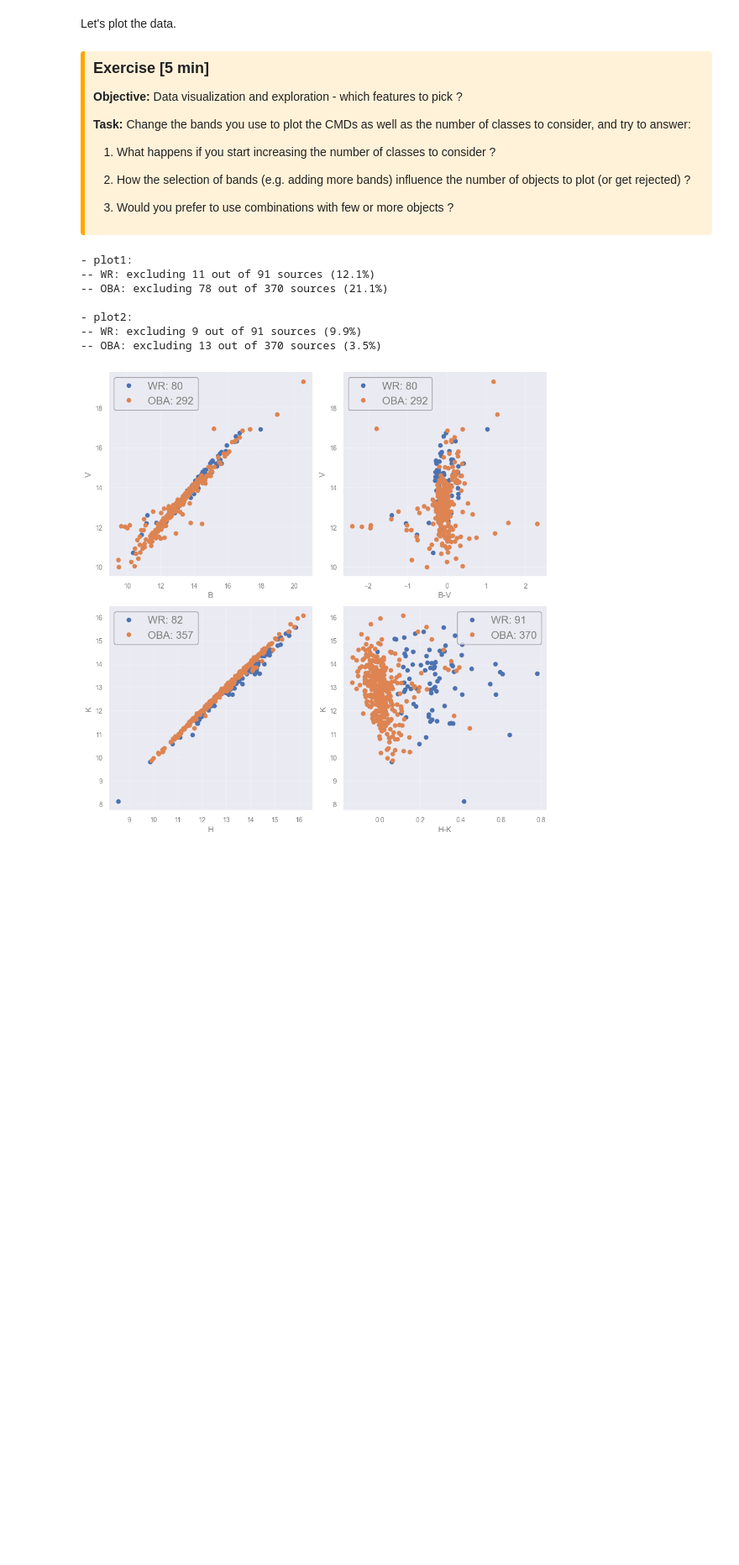
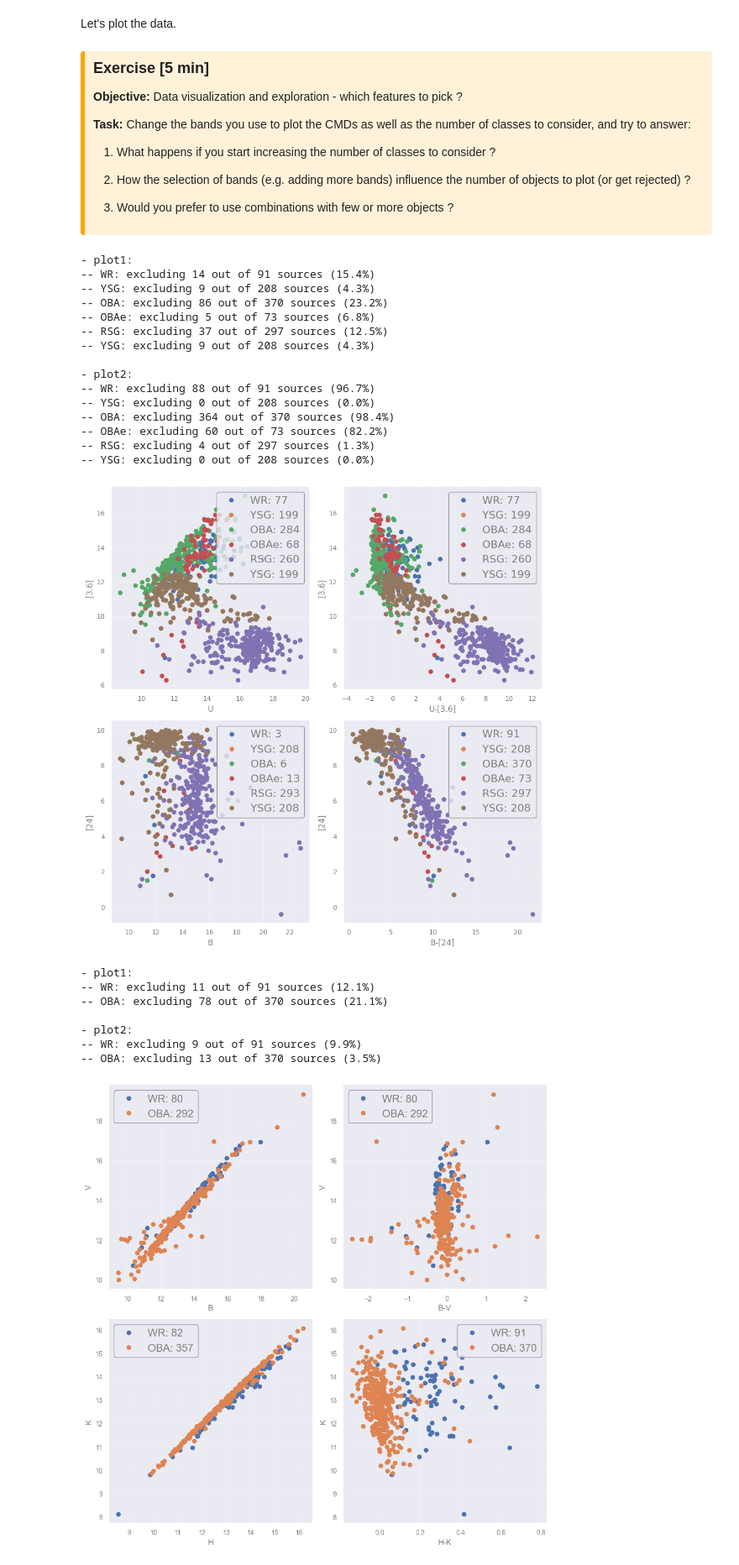
Before and after one commit to sghwang-cosmos/Astrostat-School-2026, a Jupyter notebook: Machine_Learning/Classification.ipynb, the cells around one changed output. Shown at 84% size. Saved outputs shown, nothing was run; the diff lists cells and outputs as text; code cells hidden in the pictures; blank space fills up the shorter version.

```diff
--- a/Machine_Learning/Classification.ipynb
+++ b/Machine_Learning/Classification.ipynb
@@ -423,6 +431,27 @@ def plotmags( selected_bnd, selected_spt):
 3. Would you prefer to use  combinations with few or more objects ?
 
 </div>
+# %%
+plotmags(['U','[3.6]','B','[24]'], ['WR', 'YSG', 'OBA','OBAe','RSG','YSG'])
+# U,B,V,I,J,H,K,[3.6],[4.5],[5.8],[8.0],[24]
+# WR,OBAe,OBA,RSG,YSG
+# %% [output]
+- plot1:
+-- WR: excluding 14 out of 91 sources (15.4%)
+-- YSG: excluding 9 out of 208 sources (4.3%)
+-- OBA: excluding 86 out of 370 sources (23.2%)
+-- OBAe: excluding 5 out of 73 sources (6.8%)
+-- RSG: excluding 37 out of 297 sources (12.5%)
+-- YSG: excluding 9 out of 208 sources (4.3%)
+
+- plot2:
+-- WR: excluding 88 out of 91 sources (96.7%)
+-- YSG: excluding 0 out of 208 sources (0.0%)
+-- OBA: excluding 364 out of 370 sources (98.4%)
+-- OBAe: excluding 60 out of 73 sources (82.2%)
+-- RSG: excluding 4 out of 297 sources (1.3%)
+-- YSG: excluding 0 out of 208 sources (0.0%)
+[figure, added]
 # %%
 
 plotmags(['B', 'V', 'H','K'], ['WR', 'OBA'])
```
Also changed, not shown: parts of 16 cells of this notebook.
